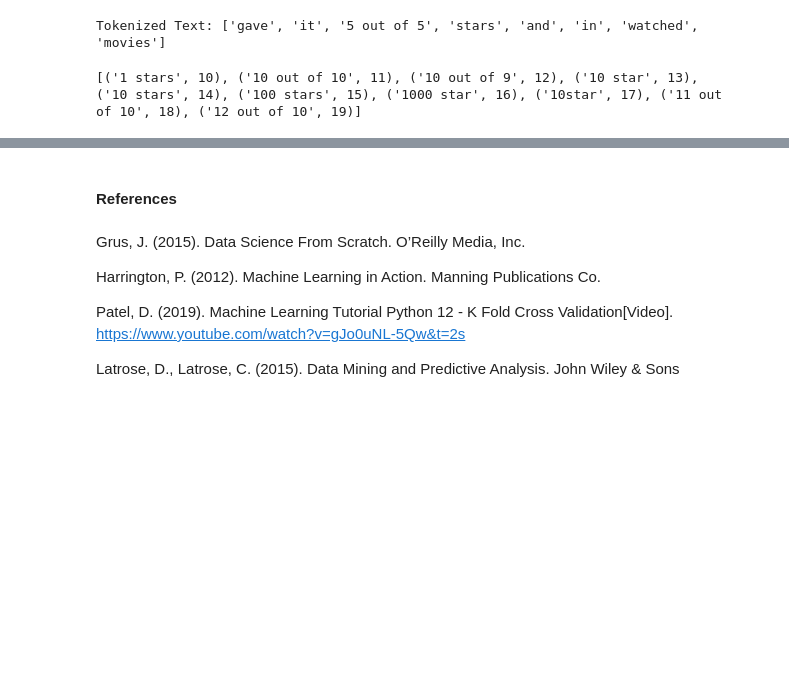
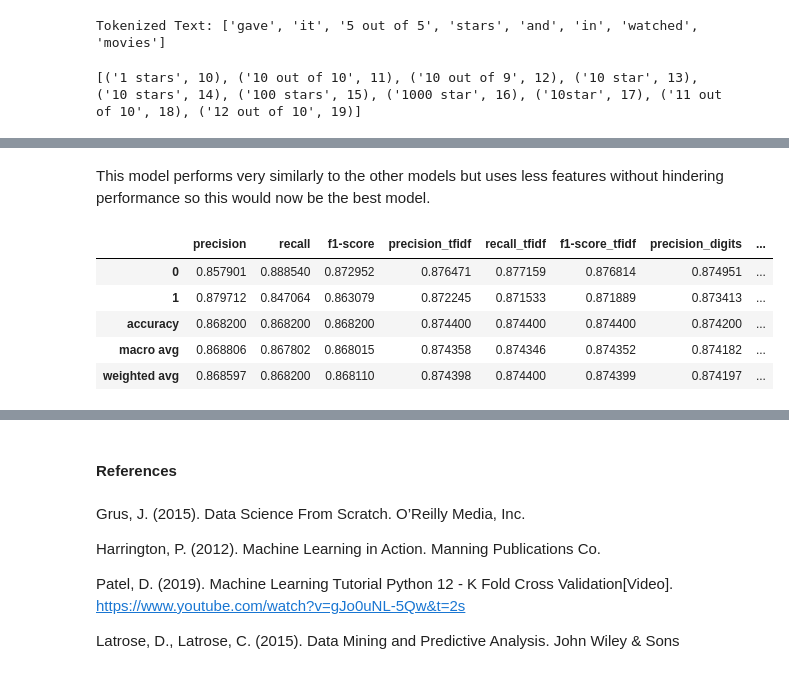
Before and after one commit to ryslipe/sentiment_analysis, a Jupyter notebook: notebook/bag_of_words.ipynb, the cells around one changed output, grey strips where cells are left out. Drawn from its saved outputs; the diff is of its cells as text; code cells hidden in the pictures; blank space fills up the shorter version.

```diff
--- a/notebook/bag_of_words.ipynb
+++ b/notebook/bag_of_words.ipynb
@@ -725,0 +765,23 @@ print(sorted_vocab[10:20])
+# %%
+# Generate classification reports
+report3 = classification_report(y_test, predicted_tfidf_digits, output_dict=True)
+
+
+# Convert classification reports to DataFrames
+report_df3 = pd.DataFrame(report3).transpose()
+# %%
+report3_df = pd.DataFrame(report3).transpose()
+report3_df.drop(columns='support', inplace=True)
+report3_df.rename(columns={'precision': 'precision_digits', 'recall': 'recall_digits', 'f1-score': 'f1-score_digits'}, inplace=True)
+# %% [markdown]
+This model performs very similarly to the other models but uses less features without hindering performance so this would now be the best model.
+# %%
+reports = pd.concat([reports, report3_df], axis=1)
+reports
+# %% [output]
+|  | precision | recall | f1-score | precision_tfidf | recall_tfidf | f1-score_tfidf | precision_digits | ... |
+| 0 | 0.857901 | 0.888540 | 0.872952 | 0.876471 | 0.877159 | 0.876814 | 0.874951 | ... |
+| 1 | 0.879712 | 0.847064 | 0.863079 | 0.872245 | 0.871533 | 0.871889 | 0.873413 | ... |
+| accuracy | 0.868200 | 0.868200 | 0.868200 | 0.874400 | 0.874400 | 0.874400 | 0.874200 | ... |
+| macro avg | 0.868806 | 0.867802 | 0.868015 | 0.874358 | 0.874346 | 0.874352 | 0.874182 | ... |
+| weighted avg | 0.868597 | 0.868200 | 0.868110 | 0.874398 | 0.874400 | 0.874399 | 0.874197 | ... |
```
Also changed, not shown: parts of 12 cells of this notebook, 1 other file.
